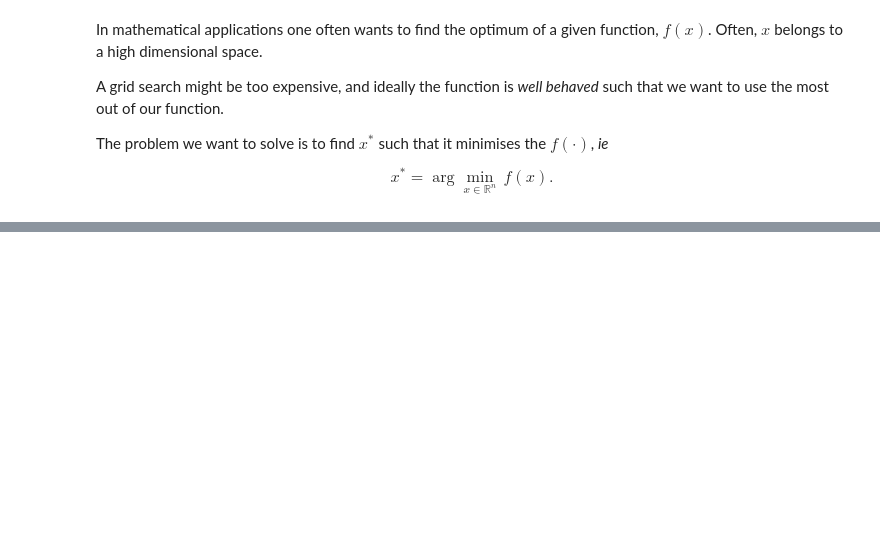
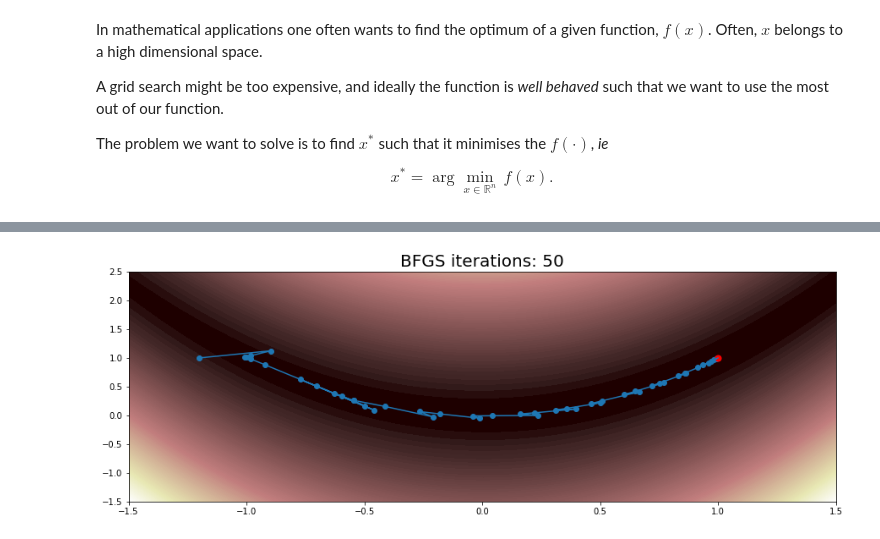
Before and after one commit to agarbuno/probnum, a Jupyter notebook: python/bfgs.ipynb, the cells around one changed output, grey strips where cells are left out. Cells and saved outputs as stored; diff of their text form; code cells hidden in the pictures; blank space fills up the shorter version.

```diff
--- a/python/bfgs.ipynb
+++ b/python/bfgs.ipynb
@@ -106,0 +295,6 @@ Inspired by this [blog](http://aria42.com/blog/2014/12/understanding-lbfgs).
+# %%
+plot_iter(Xall_bfgs, niter = n_bfgs)
+plt.title("BFGS iterations: %s"%(n_bfgs), fontsize = 20);
+plt.scatter(1,1,c = 'r', s = 50, zorder = 3);
+# %% [output]
+[figure, added]
```
Also changed, not shown: parts of 30 cells of this notebook, 2 other files.
